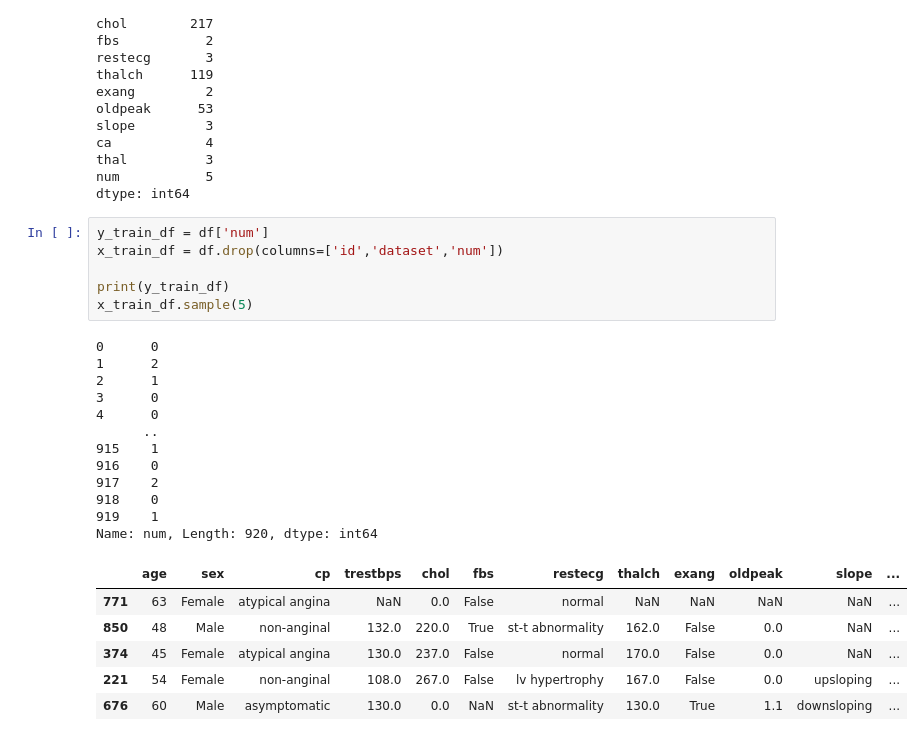
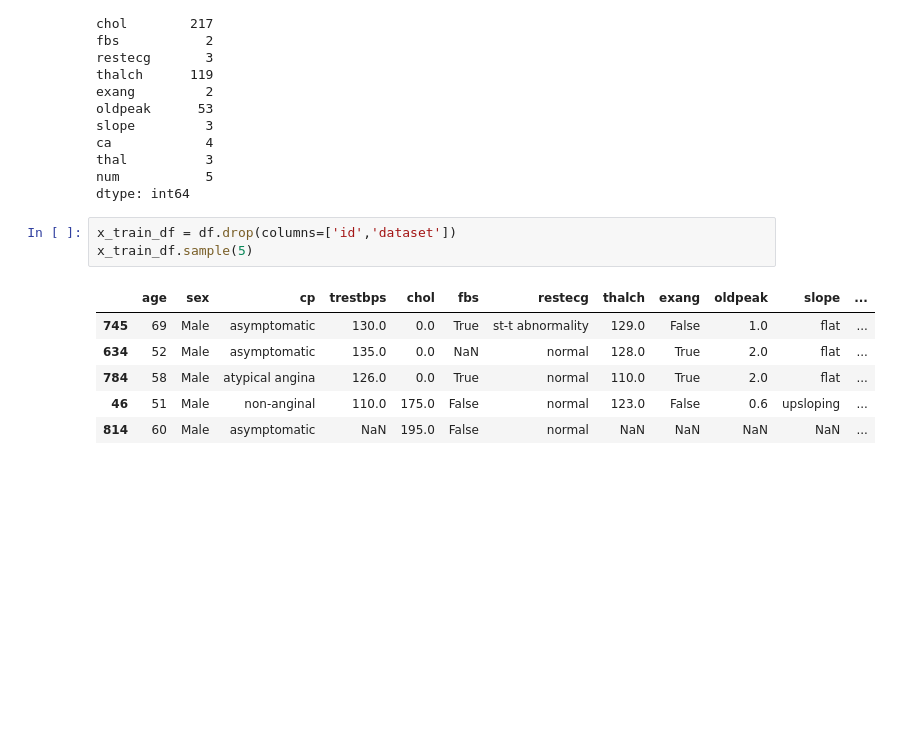
Before and after one commit to joswin03/Cleveland_Heart_Disease, a Jupyter notebook: main.ipynb, the cells around one changed output. Saved outputs shown, nothing was run; the diff lists cells and outputs as text; blank space fills up the shorter version.

```diff
--- a/main.ipynb
+++ b/main.ipynb
@@ -109,27 +92,12 @@ thal          3
 num           5
 dtype: int64
 # %%
-y_train_df = df['num']
-x_train_df = df.drop(columns=['id','dataset','num'])
-
-print(y_train_df)
+x_train_df = df.drop(columns=['id','dataset'])
 x_train_df.sample(5)
 # %% [output]
-0      0
-1      2
-2      1
-3      0
-4      0
-      ..
-915    1
-916    0
-917    2
-918    0
-919    1
-Name: num, Length: 920, dtype: int64
 |  | age | sex | cp | trestbps | chol | fbs | restecg | thalch | exang | oldpeak | slope | ... |
-| 771 | 63 | Female | atypical angina | NaN | 0.0 | False | normal | NaN | NaN | NaN | NaN | ... |
-| 850 | 48 | Male | non-anginal | 132.0 | 220.0 | True | st-t abnormality | 162.0 | False | 0.0 | NaN | ... |
-| 374 | 45 | Female | atypical angina | 130.0 | 237.0 | False | normal | 170.0 | False | 0.0 | NaN | ... |
-| 221 | 54 | Female | non-anginal | 108.0 | 267.0 | False | lv hypertrophy | 167.0 | False | 0.0 | upsloping | ... |
-| 676 | 60 | Male | asymptomatic | 130.0 | 0.0 | NaN | st-t abnormality | 130.0 | True | 1.1 | downsloping | ... |
+| 745 | 69 | Male | asymptomatic | 130.0 | 0.0 | True | st-t abnormality | 129.0 | False | 1.0 | flat | ... |
+| 634 | 52 | Male | asymptomatic | 135.0 | 0.0 | NaN | normal | 128.0 | True | 2.0 | flat | ... |
+| 784 | 58 | Male | atypical angina | 126.0 | 0.0 | True | normal | 110.0 | True | 2.0 | flat | ... |
+| 46 | 51 | Male | non-anginal | 110.0 | 175.0 | False | normal | 123.0 | False | 0.6 | upsloping | ... |
+| 814 | 60 | Male | asymptomatic | NaN | 195.0 | False | normal | NaN | NaN | NaN | NaN | ... |
```
Also changed, not shown: parts of 18 cells of this notebook, 1 other file.
